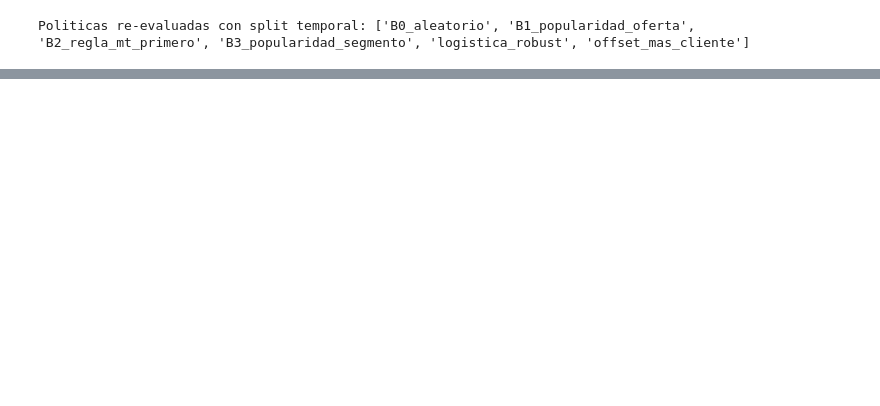
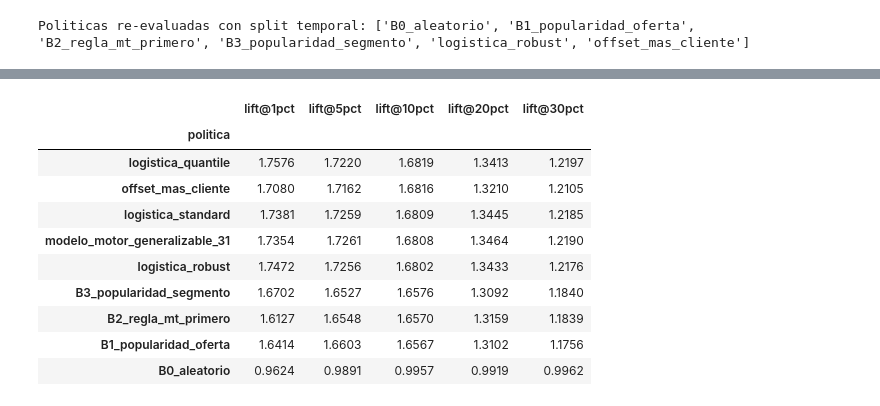
Before and after one commit to Valeriaureta/hacka_movistar, a Jupyter notebook: EDA/benchmark_metricas_comparadas.ipynb, the cells around one changed output, grey strips where cells are left out. Saved outputs shown, nothing was run; the diff lists cells and outputs as text; code cells hidden in the pictures; blank space fills up the shorter version.

```diff
--- a/EDA/benchmark_metricas_comparadas.ipynb
+++ b/EDA/benchmark_metricas_comparadas.ipynb
@@ -1025,0 +1072,40 @@ La Seccion 7 responde una pregunta que las Secciones 3-6 no pueden responder: si
+# %%
+PUNTOS_LIFT = (0.01, 0.05, 0.10, 0.20, 0.30)
+
+def lift_gain_multik(score, y_true=y_train, puntos=PUNTOS_LIFT):
+    d = pd.DataFrame({"score": np.asarray(score, dtype=float), "y": np.asarray(y_true, dtype=int)})
+    d = d.sort_values("score", ascending=False, kind="mergesort")
+    tasa_base = d["y"].mean()
+    positivos = max(int(d["y"].sum()), 1)
+    filas = []
+    for fraccion in puntos:
+        n = max(1, math.ceil(len(d) * fraccion))
+        top = d.iloc[:n]
+        tasa_top = top["y"].mean()
+        filas.append({
+            "fraccion": fraccion, "n": n, "tasa_base": tasa_base,
+            "tasa_top": tasa_top, "lift": tasa_top / tasa_base,
+            "gain_acumulado": top["y"].sum() / positivos,
+        })
+    return pd.DataFrame(filas)
+
+lift_gain = pd.concat(
+    [lift_gain_multik(score).assign(politica=nombre) for nombre, score in POLITICAS.items()],
+    ignore_index=True,
+)
+tabla_lift = lift_gain.pivot(index="politica", columns="fraccion", values="lift")
+tabla_lift.columns = [f"lift@{int(c*100)}pct" for c in tabla_lift.columns]
+display(tabla_lift.sort_values("lift@10pct", ascending=False).round(4))
+lift_gain.to_csv(DIR_SALIDA / "lift_gain_multik.csv", index=False)
+# %% [output]
+|  | lift@1pct | lift@5pct | lift@10pct | lift@20pct | lift@30pct |
+| politica |  |  |  |  |  |
+| logistica_quantile | 1.7576 | 1.7220 | 1.6819 | 1.3413 | 1.2197 |
+| offset_mas_cliente | 1.7080 | 1.7162 | 1.6816 | 1.3210 | 1.2105 |
+| logistica_standard | 1.7381 | 1.7259 | 1.6809 | 1.3445 | 1.2185 |
+| modelo_motor_generalizable_31 | 1.7354 | 1.7261 | 1.6808 | 1.3464 | 1.2190 |
+| logistica_robust | 1.7472 | 1.7256 | 1.6802 | 1.3433 | 1.2176 |
+| B3_popularidad_segmento | 1.6702 | 1.6527 | 1.6576 | 1.3092 | 1.1840 |
+| B2_regla_mt_primero | 1.6127 | 1.6548 | 1.6570 | 1.3159 | 1.1839 |
+| B1_popularidad_oferta | 1.6414 | 1.6603 | 1.6567 | 1.3102 | 1.1756 |
+| B0_aleatorio | 0.9624 | 0.9891 | 0.9957 | 0.9919 | 0.9962 |
```
Also changed, not shown: parts of 31 cells of this notebook, 38 other files.
